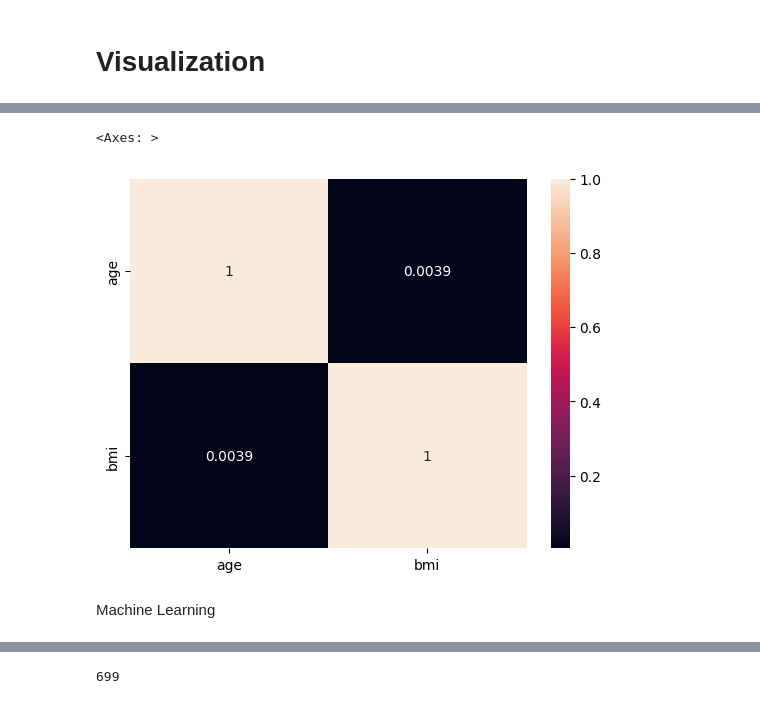
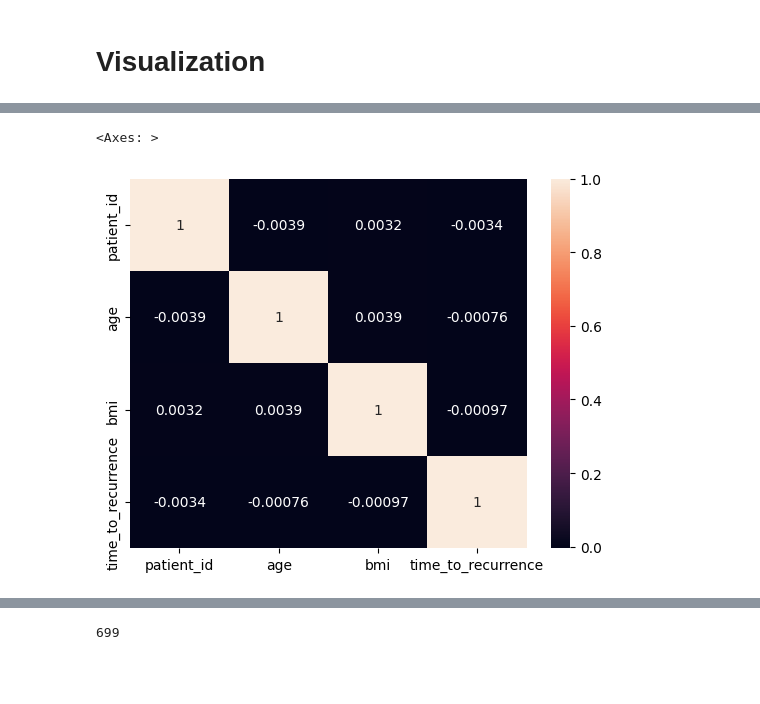
Before and after one commit to ahmedhussein2001/colorectal_cancer_prediction-pro, a Jupyter notebook: Untitled-1.ipynb, the cells around one changed output, grey strips where cells are left out. Drawn from its saved outputs; the diff is of its cells as text; code cells hidden in the pictures; blank space fills up the shorter version.

```diff
--- a/Untitled-1.ipynb
+++ b/Untitled-1.ipynb
@@ -116,8 +124,7 @@ for i in cat_val:
 # %%
-num_val = df.select_dtypes(include=np.number)
+# visualize corr between numerical values
+num_val = data.select_dtypes(include=np.number)
 sns.heatmap(num_val.corr(),annot=True)
 # %% [output]
 <Axes: >
-[figure, old version]
+[figure, new version]
-# %% [markdown]
-Machine Learning
```
Also changed, not shown: parts of 31 cells of this notebook.
